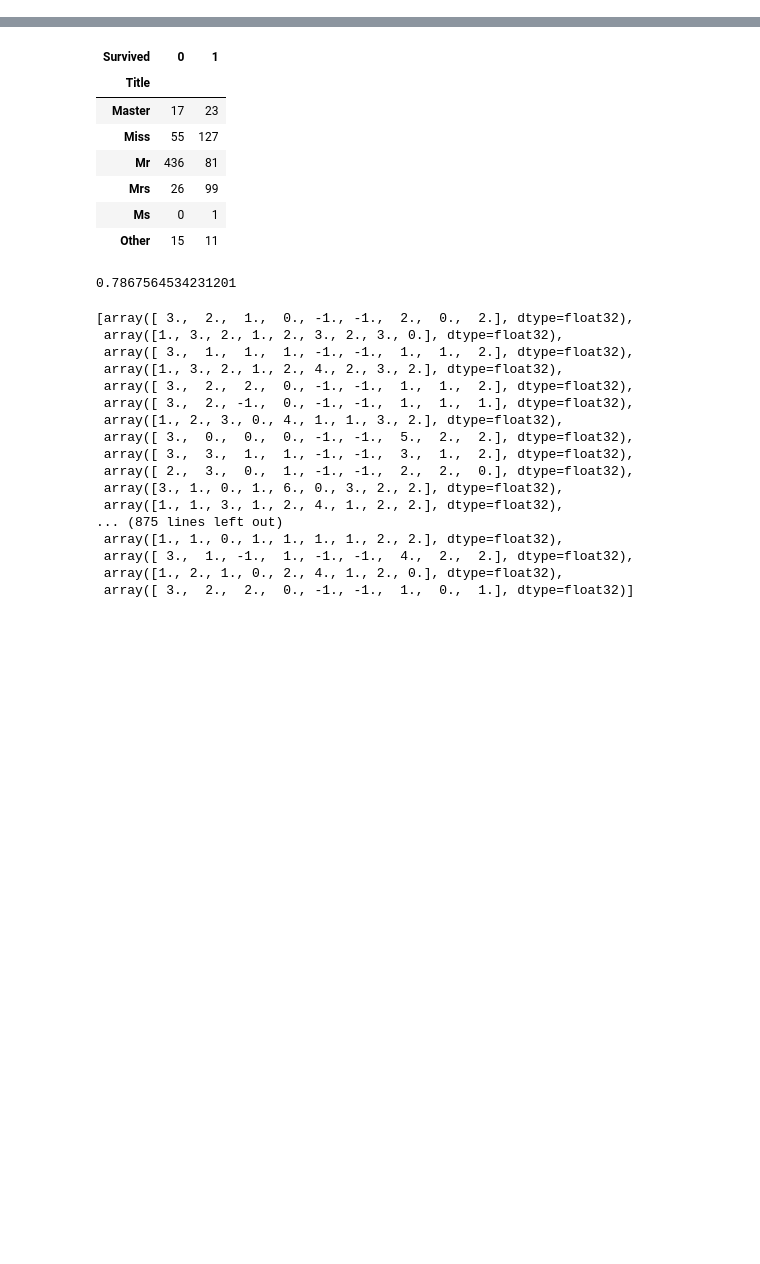
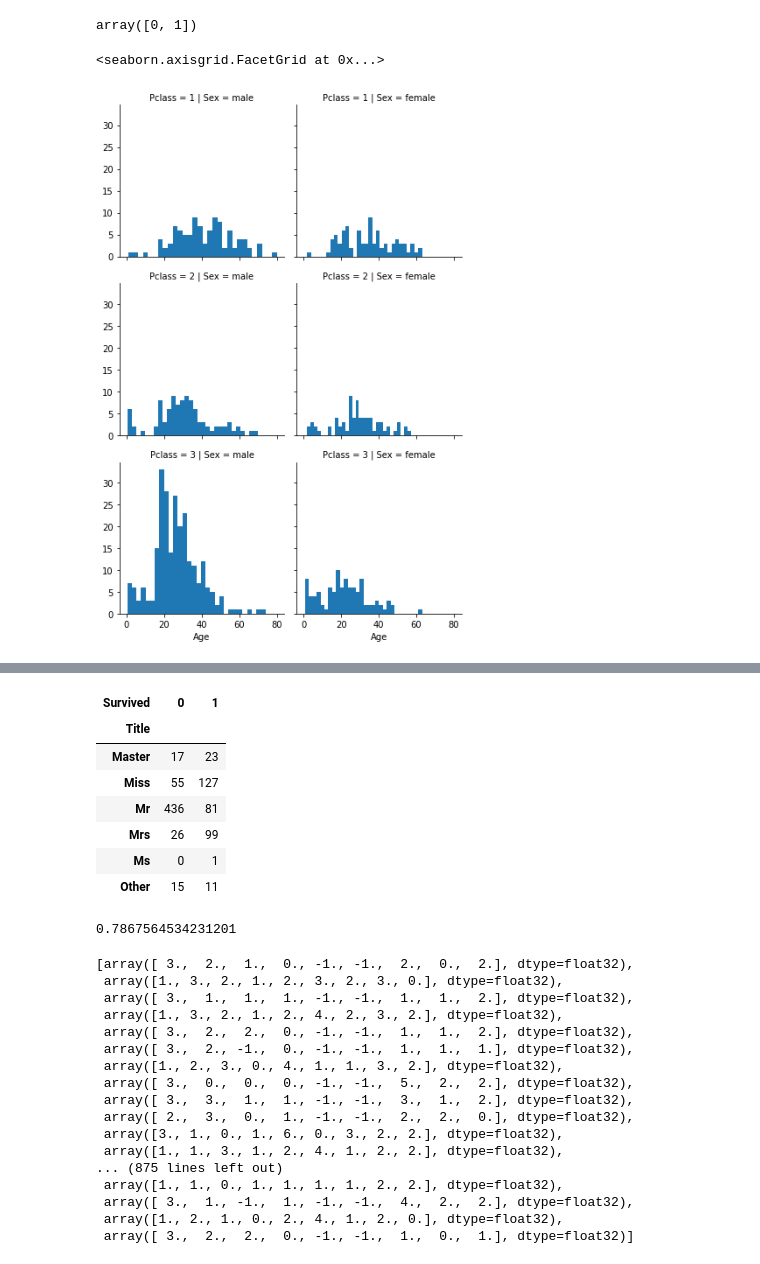
Before and after one commit to patosai/kaggle, a Jupyter notebook: titanic/notebook.ipynb, the cells around one changed output, grey strips where cells are left out. Drawn from its saved outputs; the diff is of its cells as text; code cells hidden in the pictures; blank space fills up the shorter version.

```diff
--- a/titanic/notebook.ipynb
+++ b/titanic/notebook.ipynb
@@ -61,0 +50,10 @@ data["Parch"].corr(data["Survived"])
+# %%
+data["Survived"].unique()
+# %% [output]
+array([0, 1])
+# %%
+g = seaborn.FacetGrid(data, col='Sex', row='Pclass')
+g.map(plt.hist, 'Age', bins=30)
+# %% [output]
+<seaborn.axisgrid.FacetGrid at 0x...>
+[figure, added]
```
Also changed, not shown: parts of 11 cells of this notebook, 2 other files.
